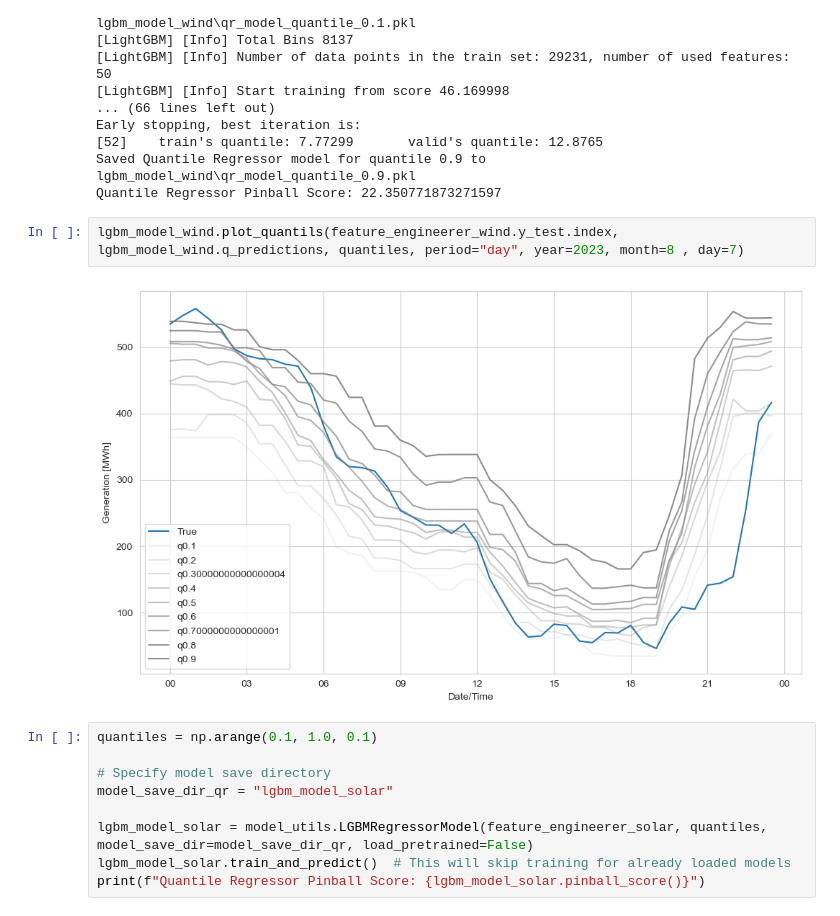
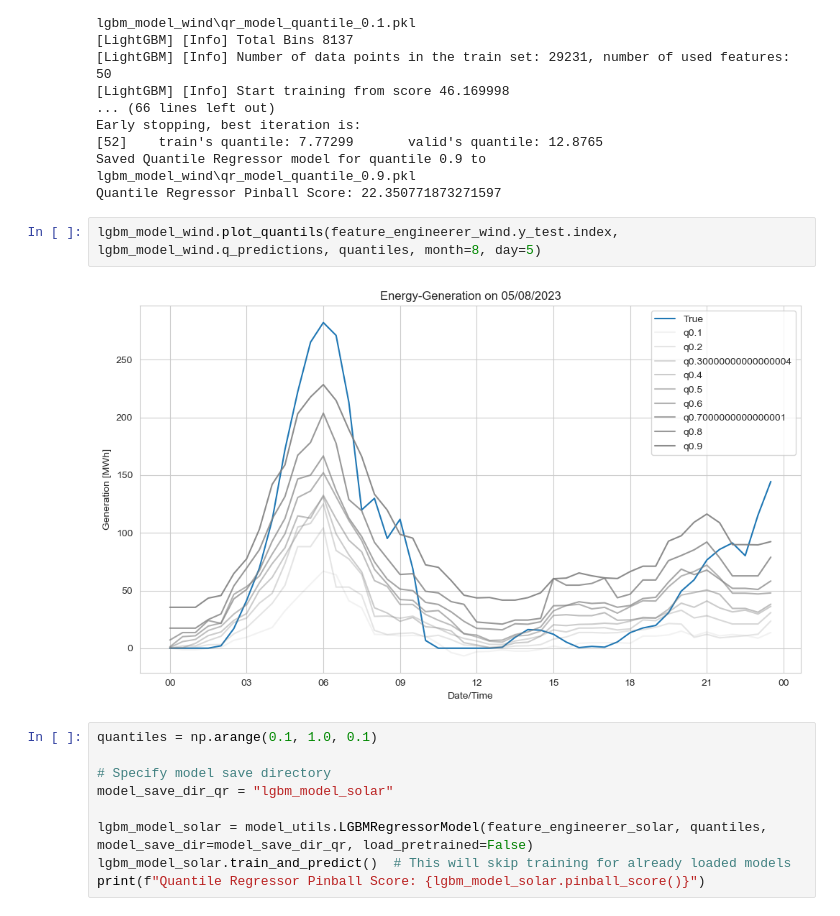
Before and after one commit to av1c3nna/awp2, a Jupyter notebook: code/model_training.ipynb, the cells around one changed output. Saved outputs shown, nothing was run; the diff lists cells and outputs as text.

```diff
--- a/code/model_training.ipynb
+++ b/code/model_training.ipynb
@@ -221,9 +221,9 @@ Early stopping, best iteration is:
 Saved Quantile Regressor model for quantile 0.9 to lgbm_model_wind\qr_model_quantile_0.9.pkl
 Quantile Regressor Pinball Score: 22.350771873271597
 # %%
-lgbm_model_wind.plot_quantils(feature_engineerer_wind.y_test.index, lgbm_model_wind.q_predictions, quantiles, period="day", year=2023, month=8 , day=7)
+lgbm_model_wind.plot_quantils(feature_engineerer_wind.y_test.index, lgbm_model_wind.q_predictions, quantiles, month=8, day=5)
 # %% [output]
-[figure, old version]
+[figure, new version]
 # %%
 quantiles = np.arange(0.1, 1.0, 0.1)
 
```
Also changed, not shown: parts of 10 cells of this notebook, 1 other file.
